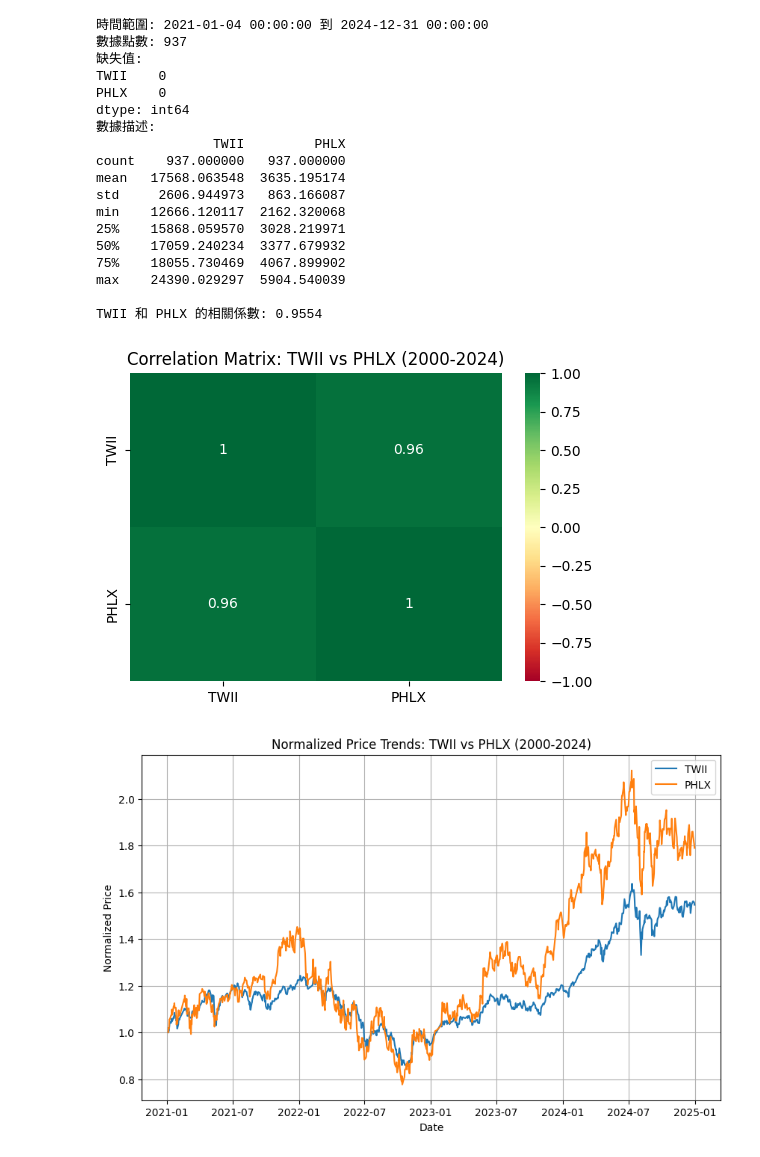
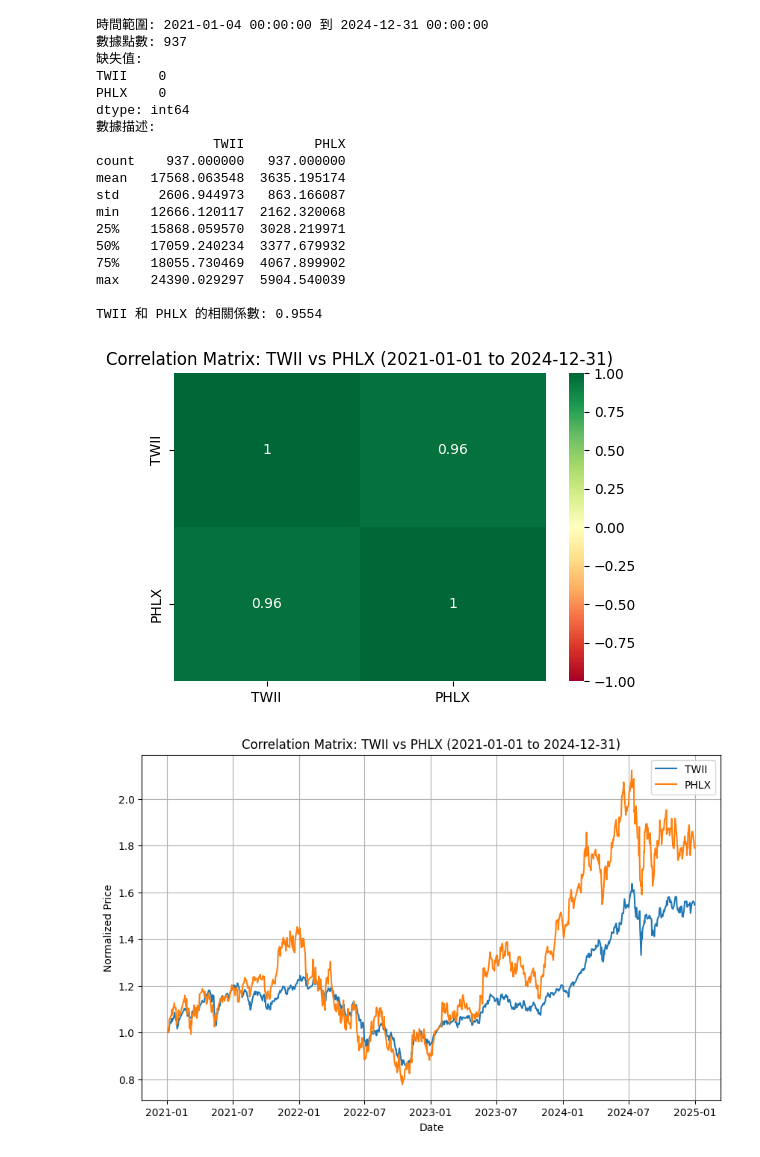
Before and after one commit to ilove285208/Trading_strategy, a Jupyter notebook: test_correlation.ipynb, the cells around one changed output. Cells and saved outputs as stored; diff of their text form; code cells hidden in the pictures.

```diff
--- a/test_correlation.ipynb
+++ b/test_correlation.ipynb
@@ -20,7 +20,7 @@ def analyze_index_correlation(ticker1, ticker2, file_path1, file_path2, col_name
             print(f"錯誤：{col_name} 不在 {ticker1} 或 {ticker2} 的欄位中")
             print(f"{ticker1} 欄位: {df1.columns}")
             print(f"{ticker2} 欄位: {df2.columns}")
-            return None, None, None, None
+            return None, None
 
         # 篩選指定時間範圍
         df1 = df1.loc[start_date:end_date]
@@ -38,16 +38,15 @@ def analyze_index_correlation(ticker1, ticker2, file_path1, file_path2, col_name
         print(f"缺失值: \n{data.isna().sum()}")
         print(f"數據描述: \n{data.describe()}")
 
-
         # 計算 Pearson 相關係數
-        correlation = data.corr()
+        correlation = data.corr(method='pearson')
 
 
         return data, correlation
 
     except Exception as e:
         print(f"錯誤: {e}")
-        return None, None, None, None
+        return None, None
 
 # 設置參數
 ticker1 = 'TWII'
@@ -70,39 +69,39 @@ if data is not None:
     # 可視化 1：熱圖
     plt.figure(figsize=(6, 4))
     sns.heatmap(correlation, annot=True, cmap='RdYlGn', vmin=-1, vmax=1)
-    plt.title(f'Correlation Matrix: {ticker1} vs {ticker2} (2000-2024)')
+    plt.title(f'Correlation Matrix: {ticker1} vs {ticker2} ({start_date} to {end_date})')
     plt.show()
 
 
     # 可視化 3：標準化價格走勢圖
     normalized_data = data / data.iloc[0]
     plt.figure(figsize=(10, 6))
     plt.plot(normalized_data[ticker1], label=ticker1)
     plt.plot(normalized_data[ticker2], label=ticker2)
-    plt.title(f'Normalized Price Trends: {ticker1} vs {ticker2} (2000-2024)')
+    plt.title(f'Correlation Matrix: {ticker1} vs {ticker2} ({start_date} to {end_date})')
     plt.xlabel('Date')
     plt.ylabel('Normalized Price')
     plt.legend()
     plt.grid(True)
     plt.show()
 # %% [output]
 時間範圍: 2021-01-04 00:00:00 到 2024-12-31 00:00:00
 數據點數: 937
 缺失值:
 TWII    0
 PHLX    0
 dtype: int64
 數據描述:
                TWII         PHLX
 count    937.000000   937.000000
 mean   17568.063548  3635.195174
 std     2606.944973   863.166087
 min    12666.120117  2162.320068
 25%    15868.059570  3028.219971
 50%    17059.240234  3377.679932
 75%    18055.730469  4067.899902
 max    24390.029297  5904.540039
 
 TWII 和 PHLX 的相關係數: 0.9554
-[figure, old version]
+[figure, new version]
-[figure, old version]
+[figure, new version]
```
Also changed, not shown: 1 other file.
